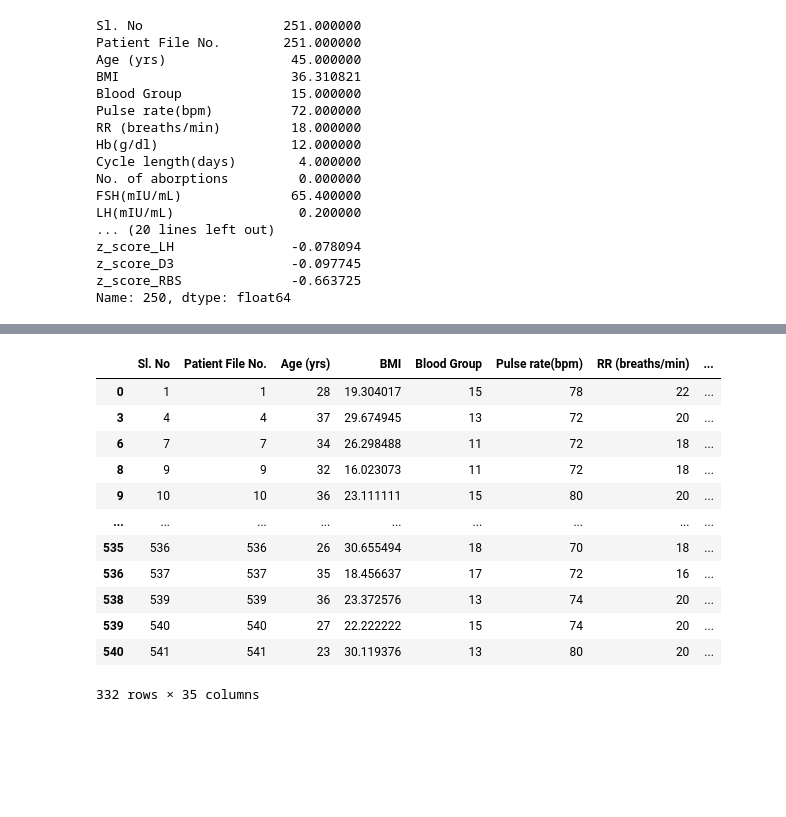
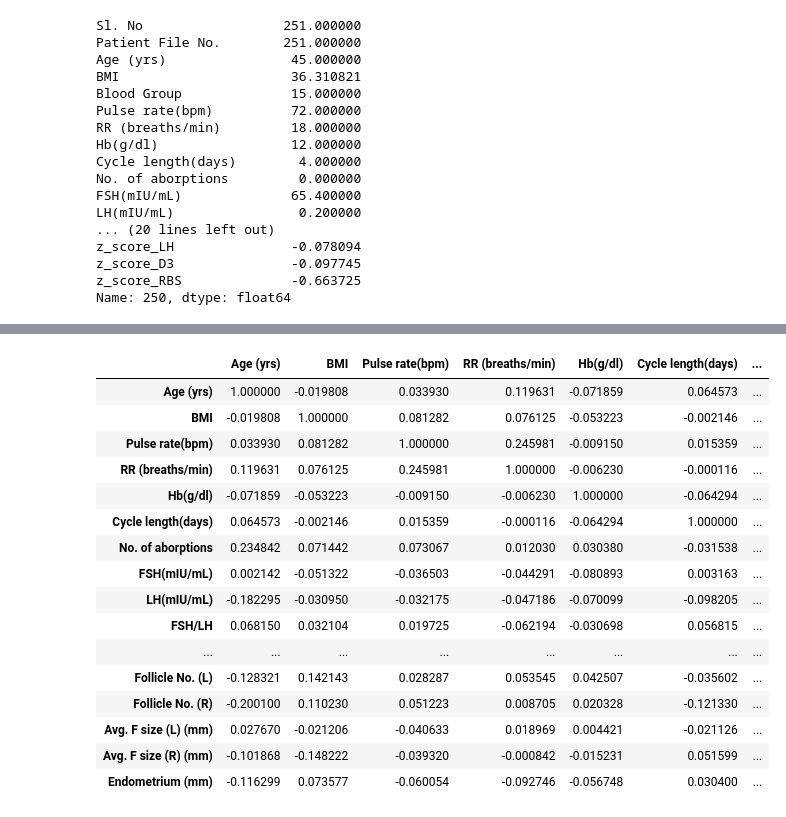
Before and after one commit to tina-m-dev/pcos, a Jupyter notebook: Outliers_and_more.ipynb, the cells around one changed output, grey strips where cells are left out. Saved outputs shown, nothing was run; the diff lists cells and outputs as text; code cells hidden in the pictures; blank space fills up the shorter version.

```diff
--- a/Outliers_and_more.ipynb
+++ b/Outliers_and_more.ipynb
@@ -242,19 +243,24 @@ fig.update_layout(
 fig.show()
 # %% [output]
 [interactive output not drawn]
-# %%
-df_pcos
-# %% [output]
-|  | Sl. No | Patient File No. | Age (yrs) | BMI | Blood Group | Pulse rate(bpm) | RR (breaths/min) | ... |
-| 0 | 1 | 1 | 28 | 19.304017 | 15 | 78 | 22 | ... |
-| 3 | 4 | 4 | 37 | 29.674945 | 13 | 72 | 20 | ... |
-| 6 | 7 | 7 | 34 | 26.298488 | 11 | 72 | 18 | ... |
-| 8 | 9 | 9 | 32 | 16.023073 | 11 | 72 | 18 | ... |
-| 9 | 10 | 10 | 36 | 23.111111 | 15 | 80 | 20 | ... |
-| ... | ... | ... | ... | ... | ... | ... | ... | ... |
-| 535 | 536 | 536 | 26 | 30.655494 | 18 | 70 | 18 | ... |
-| 536 | 537 | 537 | 35 | 18.456637 | 17 | 72 | 16 | ... |
-| 538 | 539 | 539 | 36 | 23.372576 | 13 | 74 | 20 | ... |
-| 539 | 540 | 540 | 27 | 22.222222 | 15 | 74 | 20 | ... |
-| 540 | 541 | 541 | 23 | 30.119376 | 13 | 80 | 20 | ... |
-332 rows × 35 columns
+# %%
+corr_mat=df_pcos_num.corr()
+corr_mat
+# %% [output]
+|  | Age (yrs) | BMI | Pulse rate(bpm) | RR (breaths/min) | Hb(g/dl) | Cycle length(days) | ... |
+| Age (yrs) | 1.000000 | -0.019808 | 0.033930 | 0.119631 | -0.071859 | 0.064573 | ... |
+| BMI | -0.019808 | 1.000000 | 0.081282 | 0.076125 | -0.053223 | -0.002146 | ... |
+| Pulse rate(bpm) | 0.033930 | 0.081282 | 1.000000 | 0.245981 | -0.009150 | 0.015359 | ... |
+| RR (breaths/min) | 0.119631 | 0.076125 | 0.245981 | 1.000000 | -0.006230 | -0.000116 | ... |
+| Hb(g/dl) | -0.071859 | -0.053223 | -0.009150 | -0.006230 | 1.000000 | -0.064294 | ... |
+| Cycle length(days) | 0.064573 | -0.002146 | 0.015359 | -0.000116 | -0.064294 | 1.000000 | ... |
+| No. of aborptions | 0.234842 | 0.071442 | 0.073067 | 0.012030 | 0.030380 | -0.031538 | ... |
+| FSH(mIU/mL) | 0.002142 | -0.051322 | -0.036503 | -0.044291 | -0.080893 | 0.003163 | ... |
+| LH(mIU/mL) | -0.182295 | -0.030950 | -0.032175 | -0.047186 | -0.070099 | -0.098205 | ... |
+| FSH/LH | 0.068150 | 0.032104 | 0.019725 | -0.062194 | -0.030698 | 0.056815 | ... |
+| ... | ... | ... | ... | ... | ... | ... | ... |
+| Follicle No. (L) | -0.128321 | 0.142143 | 0.028287 | 0.053545 | 0.042507 | -0.035602 | ... |
+| Follicle No. (R) | -0.200100 | 0.110230 | 0.051223 | 0.008705 | 0.020328 | -0.121330 | ... |
+| Avg. F size (L) (mm) | 0.027670 | -0.021206 | -0.040633 | 0.018969 | 0.004421 | -0.021126 | ... |
+| Avg. F size (R) (mm) | -0.101868 | -0.148222 | -0.039320 | -0.000842 | -0.015231 | 0.051599 | ... |
+| Endometrium (mm) | -0.116299 | 0.073577 | -0.060054 | -0.092746 | -0.056748 | 0.030400 | ... |
```
Also changed, not shown: parts of 7 cells of this notebook.
